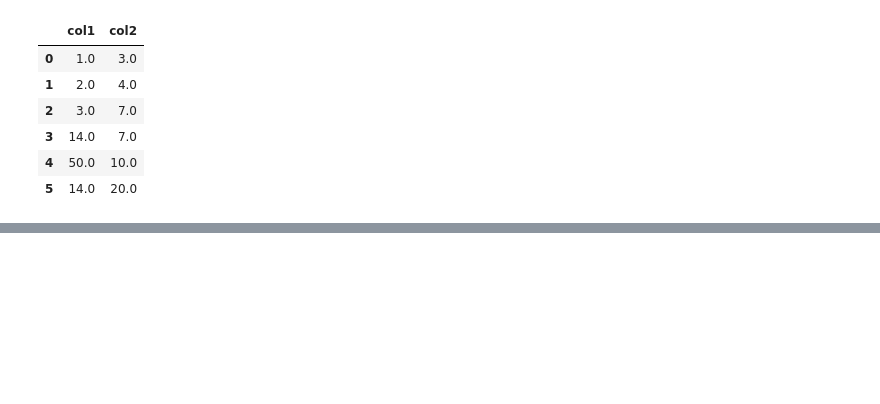
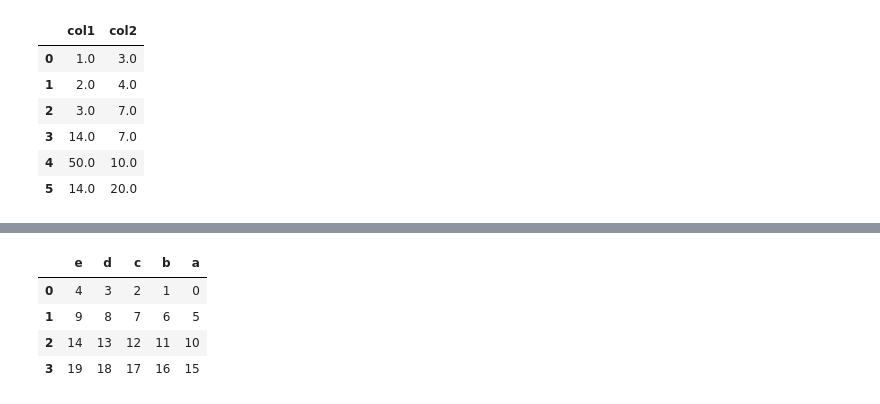
Before and after one commit to FredBrit/fluent_python, a Jupyter notebook: pandas_tasks.ipynb, the cells around one changed output, grey strips where cells are left out. Saved outputs shown, nothing was run; the diff lists cells and outputs as text; code cells hidden in the pictures; blank space fills up the shorter version.

```diff
--- a/pandas_tasks.ipynb
+++ b/pandas_tasks.ipynb
@@ -853,0 +866,16 @@ df
+# %%
+# Сортировка столбцов в датафрейме
+
+df = pd.DataFrame(np.arange(20).reshape(-1, 5), columns=list('abcde'))
+df_sorted = df[sorted(df.columns, reverse=True)]
+
+# Или через reindex (альтернатива)
+# df_sorted = df.reindex(sorted(df.columns, reverse=True), axis=1)
+
+df_sorted
+# %% [output]
+|  | e | d | c | b | a |
+| 0 | 4 | 3 | 2 | 1 | 0 |
+| 1 | 9 | 8 | 7 | 6 | 5 |
+| 2 | 14 | 13 | 12 | 11 | 10 |
+| 3 | 19 | 18 | 17 | 16 | 15 |
```
Also changed, not shown: parts of 8 cells of this notebook, 1 other file.
